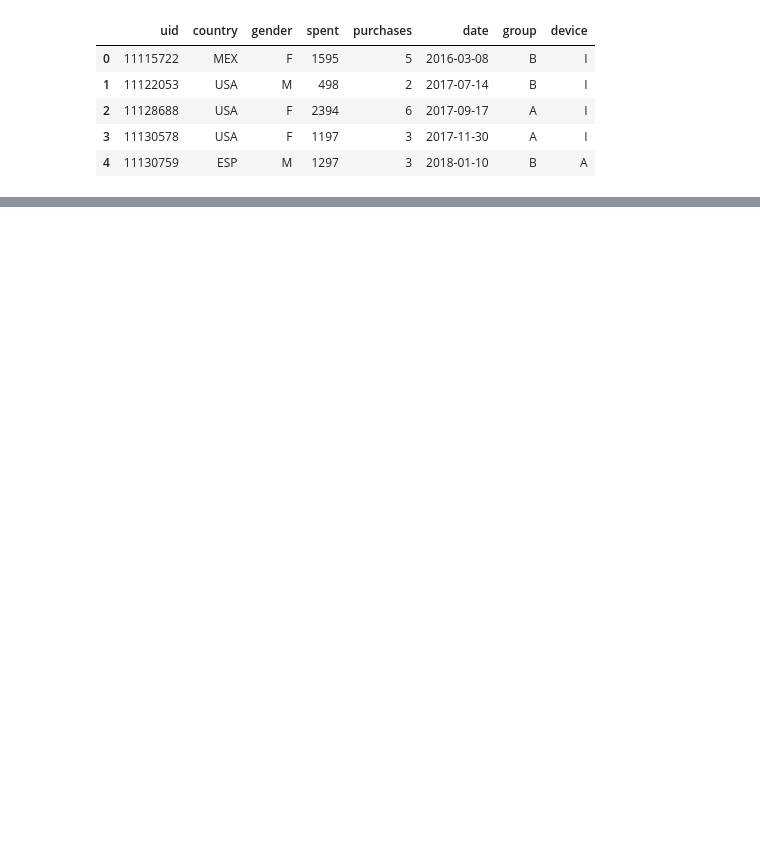
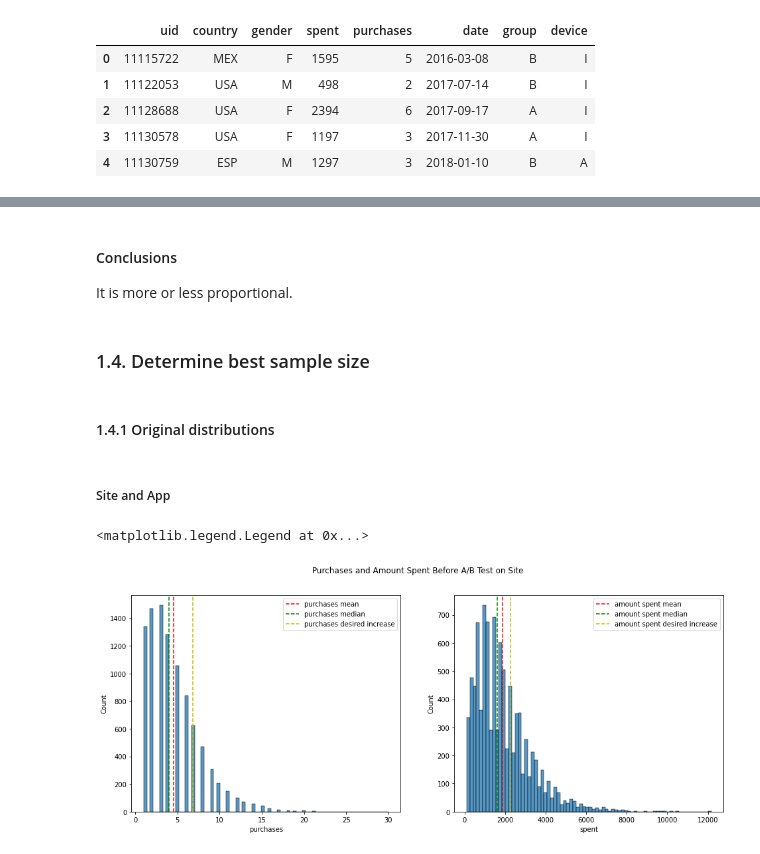
Before and after one commit to MikeMadeira/AB-Test-Products-Recommendation-Section, a Jupyter notebook: notebooks/0.0-experiment-design-msm.ipynb, the cells around one changed output, grey strips where cells are left out. Saved outputs shown, nothing was run; the diff lists cells and outputs as text; code cells hidden in the pictures; blank space fills up the shorter version.

```diff
--- a/notebooks/0.0-experiment-design-msm.ipynb
+++ b/notebooks/0.0-experiment-design-msm.ipynb
@@ -130,0 +205,8 @@ ab_form_app_df = ab_form_df[ab_form_df['device'] == 'A']
+# %%
+date = '2017-01-01'
+
+pre_ab_test_df = ab_records_df[ab_records_df['date'] < pd.to_datetime(date)]
+
+pre_ab_site_page_df = pre_ab_test_df[pre_ab_test_df['device'] == 'I']
+
+pre_ab_app_page_df = pre_ab_test_df[pre_ab_test_df['device'] == 'A']
@@ -187,0 +339,42 @@ ab_form_app_df.boxplot(column='spent', by='group')
+# %% [markdown]
+#### Conclusions
+
+It is more or less proportional.
+# %% [markdown]
+### 1.4. Determine best sample size
+# %% [markdown]
+#### 1.4.1 Original distributions
+# %% [markdown]
+##### Site and App
+# %%
+# input desired increase in percentage
+perc_purchases_desired_increase = 50
+perc_spent_desired_increase = 20
+
+pre_ab_test_site_mean_purchases = pre_ab_site_page_df.purchases.mean()
+pre_ab_test_site_median_purchases = pre_ab_site_page_df.purchases.median()
+
+pre_ab_test_site_mean_spent = pre_ab_site_page_df.spent.mean()
+pre_ab_test_site_median_spent = pre_ab_site_page_df.spent.median()
+
+desired_purchases = pre_ab_test_site_mean_purchases + (pre_ab_test_site_mean_purchases * (perc_purchases_desired_increase/100))
+desired_spent = pre_ab_test_site_mean_spent + (pre_ab_test_site_mean_spent * (perc_spent_desired_increase/100))
+
+fig, axs = plt.subplots(nrows=1, ncols=2, figsize=(16,6))
+fig.suptitle('Purchases and Amount Spent Before A/B Test on Site')
+
+
+sns.histplot(data=pre_ab_site_page_df, x='purchases', ax=axs[0])
+axs[0].axvline(x=pre_ab_test_site_mean_purchases, color='r', linestyle='--', label='purchases mean')
+axs[0].axvline(x=pre_ab_test_site_median_purchases, color='g', linestyle='--', label='purchases median')
+axs[0].axvline(x=desired_purchases, color='y', linestyle='--', label='purchases desired increase')
+axs[0].legend()
+
+sns.histplot(data=pre_ab_site_page_df, x='spent', ax=axs[1])
+axs[1].axvline(x=pre_ab_site_page_df.spent.mean(), color='r', linestyle='--', label='amount spent mean')
+axs[1].axvline(x=pre_ab_site_page_df.spent.median(), color='g', linestyle='--', label='amount spent median')
+axs[1].axvline(x=desired_spent, color='y', linestyle='--', label='amount spent desired increase')
+axs[1].legend()
+# %% [output]
+<matplotlib.legend.Legend at 0x...>
+[figure, added]
```
Also changed, not shown: parts of 78 cells of this notebook, 1 other file.
